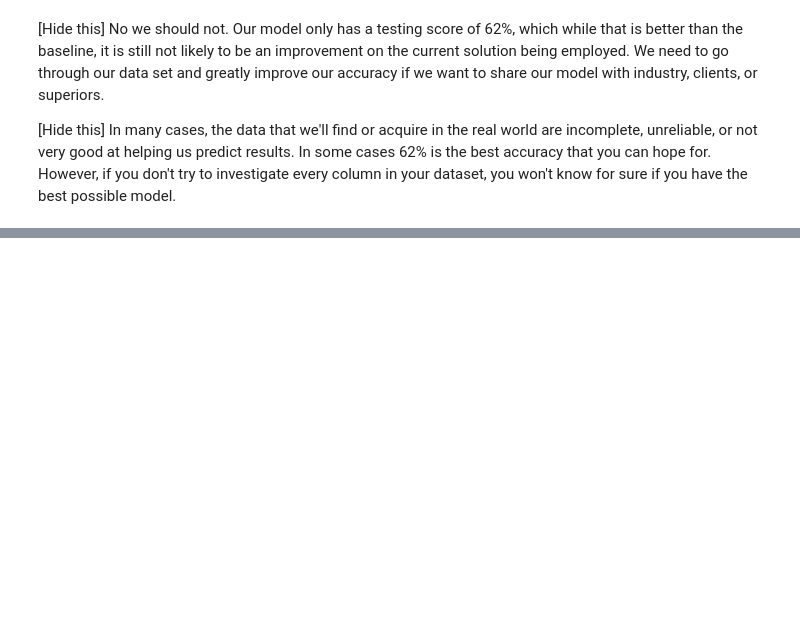
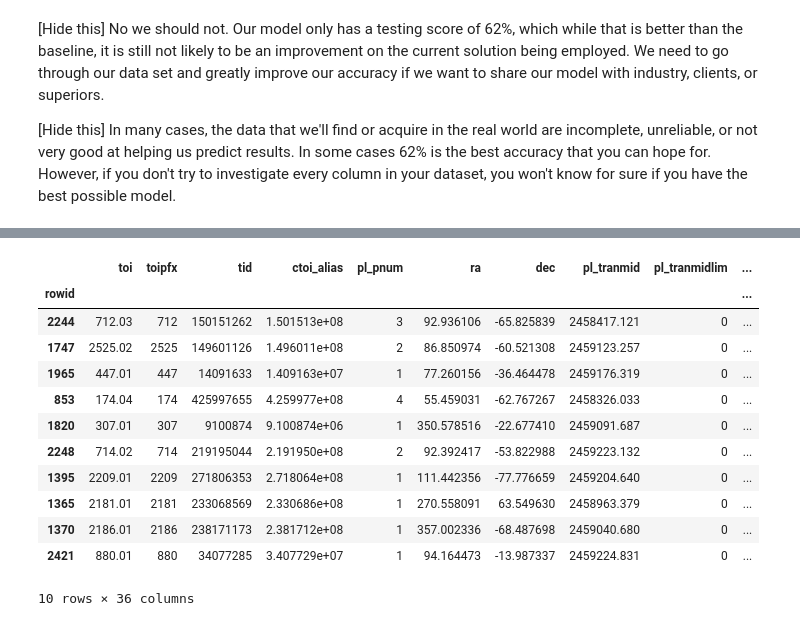
Before and after one commit to MattPat1981/tess_oi_table_classification_model, a Jupyter notebook: code/exoplanet_tess_oi.ipynb, the cells around one changed output, grey strips where cells are left out. Cells and saved outputs as stored; diff of their text form; code cells hidden in the pictures; blank space fills up the shorter version.

```diff
--- a/code/exoplanet_tess_oi.ipynb
+++ b/code/exoplanet_tess_oi.ipynb
@@ -423,0 +426,3 @@ This is it, the moment you've been waiting for...time to make predictions on the
+# %%
+tess_predictions = tess[tess['target'] == 2]
+tess_predictions.head()
@@ -423,0 +438,6 @@ This is it, the moment you've been waiting for...time to make predictions on the
+# %%
+# Scale the prediction set's X matrix into a Z matrix
+X_predictions = tess_predictions.drop(columns=['tfopwg_disp', 'target']).copy()
+Z_predictions = sc.transform(X_predictions)
+# %%
+tess_predictions['predictions'] = model_1.predict(Z_predictions)
@@ -423,0 +471,16 @@ This is it, the moment you've been waiting for...time to make predictions on the
+# %%
+tess_predictions[tess_predictions['predictions']==1].sample(10)
+# %% [output]
+|  | toi | toipfx | tid | ctoi_alias | pl_pnum | ra | dec | pl_tranmid | pl_tranmidlim | ... |
+| rowid |  |  |  |  |  |  |  |  |  | ... |
+| 2244 | 712.03 | 712 | 150151262 | 1.501513e+08 | 3 | 92.936106 | -65.825839 | 2458417.121 | 0 | ... |
+| 1747 | 2525.02 | 2525 | 149601126 | 1.496011e+08 | 2 | 86.850974 | -60.521308 | 2459123.257 | 0 | ... |
+| 1965 | 447.01 | 447 | 14091633 | 1.409163e+07 | 1 | 77.260156 | -36.464478 | 2459176.319 | 0 | ... |
+| 853 | 174.04 | 174 | 425997655 | 4.259977e+08 | 4 | 55.459031 | -62.767267 | 2458326.033 | 0 | ... |
+| 1820 | 307.01 | 307 | 9100874 | 9.100874e+06 | 1 | 350.578516 | -22.677410 | 2459091.687 | 0 | ... |
+| 2248 | 714.02 | 714 | 219195044 | 2.191950e+08 | 2 | 92.392417 | -53.822988 | 2459223.132 | 0 | ... |
+| 1395 | 2209.01 | 2209 | 271806353 | 2.718064e+08 | 1 | 111.442356 | -77.776659 | 2459204.640 | 0 | ... |
+| 1365 | 2181.01 | 2181 | 233068569 | 2.330686e+08 | 1 | 270.558091 | 63.549630 | 2458963.379 | 0 | ... |
+| 1370 | 2186.01 | 2186 | 238171173 | 2.381712e+08 | 1 | 357.002336 | -68.487698 | 2459040.680 | 0 | ... |
+| 2421 | 880.01 | 880 | 34077285 | 3.407729e+07 | 1 | 94.164473 | -13.987337 | 2459224.831 | 0 | ... |
+10 rows × 36 columns
```
Also changed, not shown: parts of 11 cells of this notebook.
